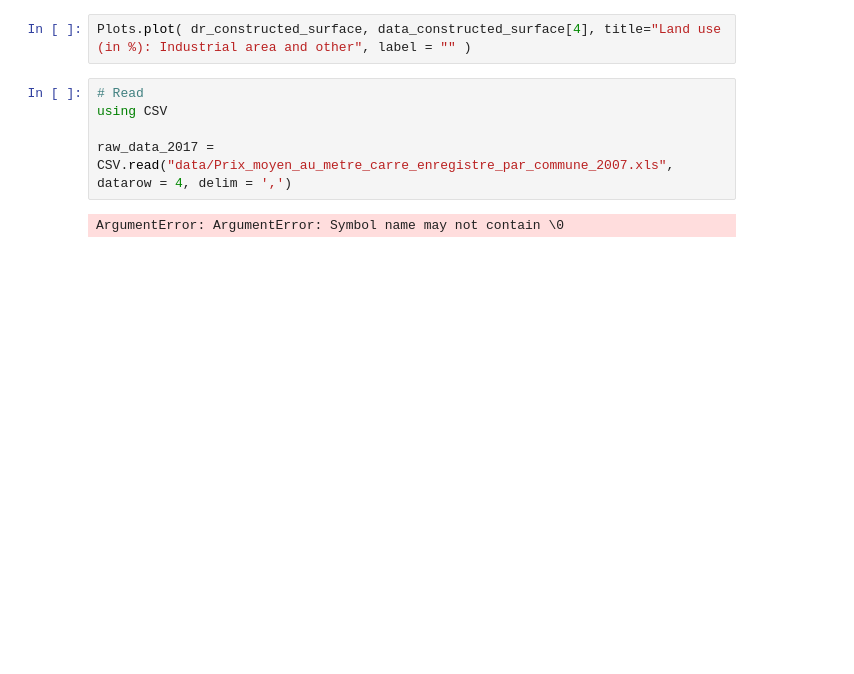
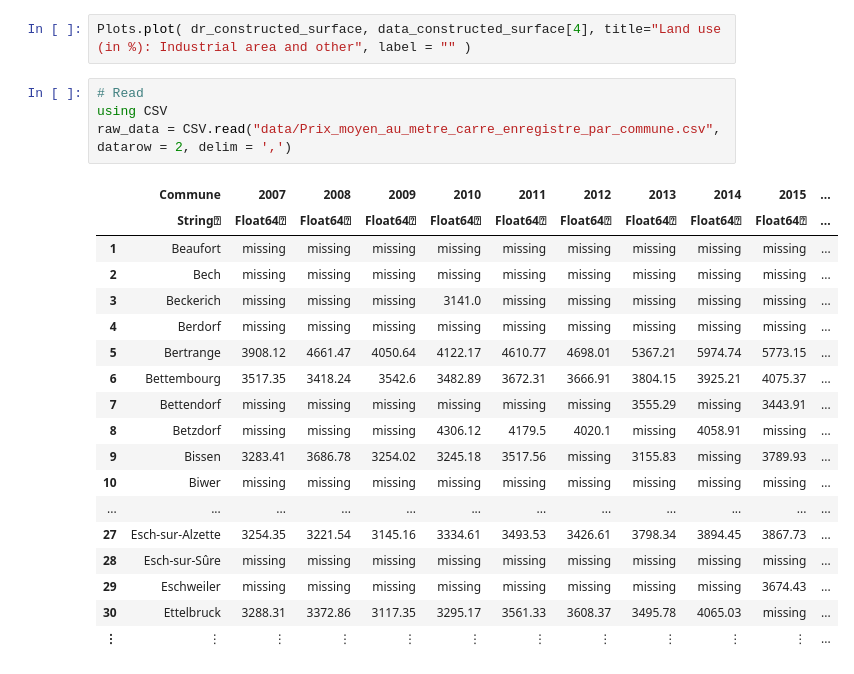
Before and after one commit to tarikgit/julia-lux, a Jupyter notebook: 02-PlottingOcaktanOrg.ipynb, the cells around one changed output. Drawn from its saved outputs; the diff is of its cells as text; blank space fills up the shorter version.

Commit message:
added real estate data from observatoire

```diff
--- a/02-PlottingOcaktanOrg.ipynb
+++ b/02-PlottingOcaktanOrg.ipynb
@@ -568,7 +568,23 @@ Plots.plot( dr_constructed_surface, data_constructed_surface[4], title="Land use
 # %%
 # Read
 using CSV
-
-raw_data_2017 = CSV.read("data/Prix_moyen_au_metre_carre_enregistre_par_commune_2007.xls", datarow = 4, delim = ',')
+raw_data = CSV.read("data/Prix_moyen_au_metre_carre_enregistre_par_commune.csv", datarow = 2, delim = ',')
 # %% [output]
-ArgumentError: ArgumentError: Symbol name may not contain \0
+|  | Commune | 2007 | 2008 | 2009 | 2010 | 2011 | 2012 | 2013 | 2014 | 2015 | ... |
+|  | String⍰ | Float64⍰ | Float64⍰ | Float64⍰ | Float64⍰ | Float64⍰ | Float64⍰ | Float64⍰ | Float64⍰ | Float64⍰ | ... |
+| 1 | Beaufort | missing | missing | missing | missing | missing | missing | missing | missing | missing | ... |
+| 2 | Bech | missing | missing | missing | missing | missing | missing | missing | missing | missing | ... |
+| 3 | Beckerich | missing | missing | missing | 3141.0 | missing | missing | missing | missing | missing | ... |
+| 4 | Berdorf | missing | missing | missing | missing | missing | missing | missing | missing | missing | ... |
+| 5 | Bertrange | 3908.12 | 4661.47 | 4050.64 | 4122.17 | 4610.77 | 4698.01 | 5367.21 | 5974.74 | 5773.15 | ... |
+| 6 | Bettembourg | 3517.35 | 3418.24 | 3542.6 | 3482.89 | 3672.31 | 3666.91 | 3804.15 | 3925.21 | 4075.37 | ... |
+| 7 | Bettendorf | missing | missing | missing | missing | missing | missing | 3555.29 | missing | 3443.91 | ... |
+| 8 | Betzdorf | missing | missing | missing | 4306.12 | 4179.5 | 4020.1 | missing | 4058.91 | missing | ... |
+| 9 | Bissen | 3283.41 | 3686.78 | 3254.02 | 3245.18 | 3517.56 | missing | 3155.83 | missing | 3789.93 | ... |
+| 10 | Biwer | missing | missing | missing | missing | missing | missing | missing | missing | missing | ... |
+| ... | ... | ... | ... | ... | ... | ... | ... | ... | ... | ... | ... |
+| 27 | Esch-sur-Alzette | 3254.35 | 3221.54 | 3145.16 | 3334.61 | 3493.53 | 3426.61 | 3798.34 | 3894.45 | 3867.73 | ... |
+| 28 | Esch-sur-Sûre | missing | missing | missing | missing | missing | missing | missing | missing | missing | ... |
+| 29 | Eschweiler | missing | missing | missing | missing | missing | missing | missing | missing | 3674.43 | ... |
+| 30 | Ettelbruck | 3288.31 | 3372.86 | 3117.35 | 3295.17 | 3561.33 | 3608.37 | 3495.78 | 4065.03 | missing | ... |
+| ⋮ | ⋮ | ⋮ | ⋮ | ⋮ | ⋮ | ⋮ | ⋮ | ⋮ | ⋮ | ⋮ | ... |
```
Also changed, not shown: parts of 2 cells of this notebook, 5 other files.
